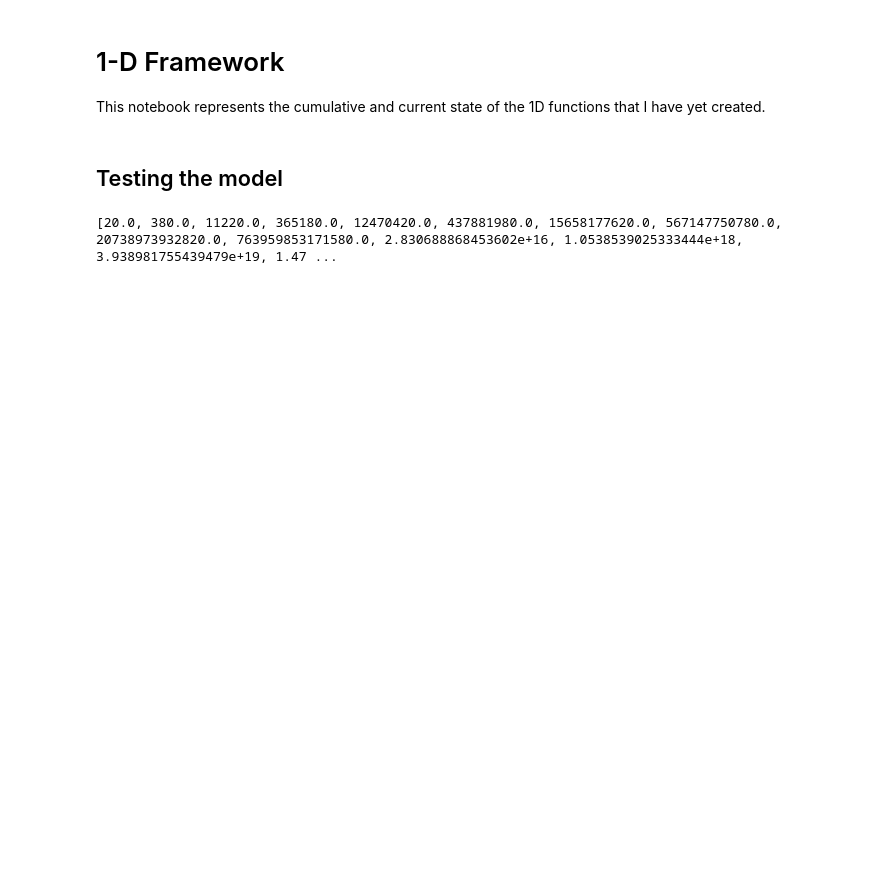
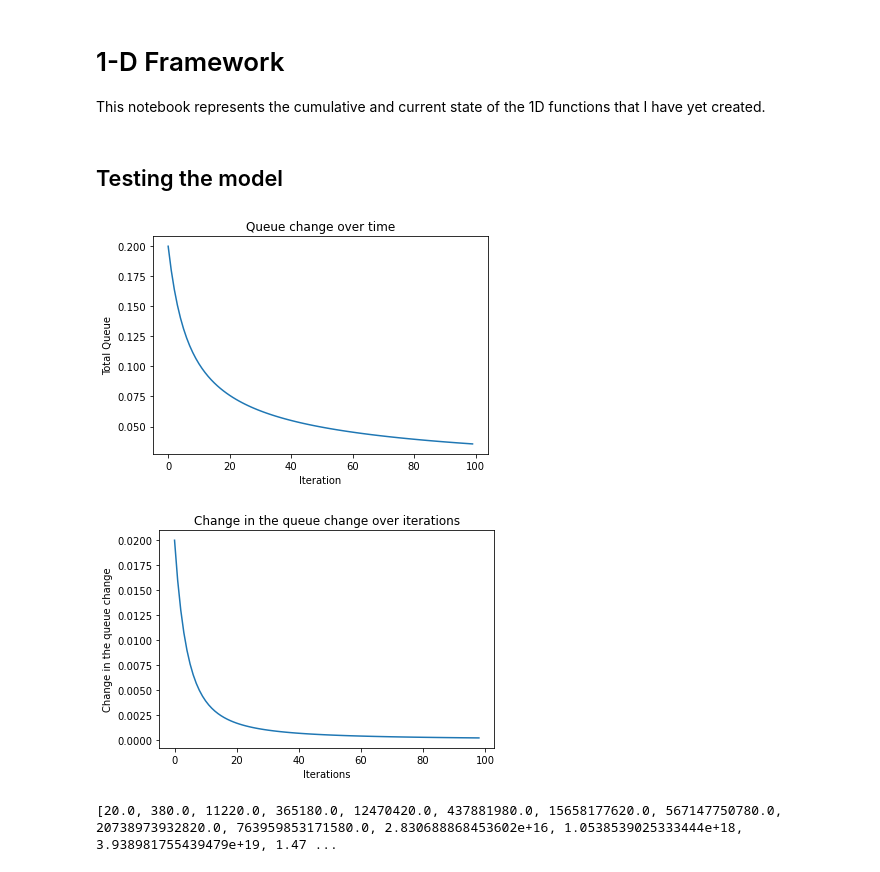
Before and after one commit to avierb11/Earth-Science, a Jupyter notebook: ModellingProgram/Frameworks/1D-Framework.ipynb, the cells around one changed output. Drawn from its saved outputs; the diff is of its cells as text; code cells hidden in the pictures; blank space fills up the shorter version.

Commit message:
work towards equilibrium

```diff
--- a/ModellingProgram/Frameworks/1D-Framework.ipynb
+++ b/ModellingProgram/Frameworks/1D-Framework.ipynb
@@ -53,6 +53,15 @@ class FlowModel:
 
         if trackChanges:
             self.queueChanges = np.array(self.queueChanges)
+
+    def flowToSteadyState(self, tolerance = .001):
+        '''
+        Flows to steady state, which is measured by the difference in the queue
+        change being less than or equal to a given tolerance. The queue change will
+        decrease asymptotically towards zero, ignoring any input and output and using
+        the boundary conditions.
+        '''
+        pass
 
     def averageVelocity(self):
         '''
@@ -210,8 +219,12 @@ class FlowModel:
 # %%
 mod = FlowModel(numElements = 10)
 mod.setDefaults()
-mod.flow(1000,trackChanges = True)
+mod.flow(100,trackChanges = True)
 mod.showQueueChanges()
+mod.showQueueAcceleration()
+# %% [output]
+[figure, added]
+[figure, added]
 # %%
 print(mod.queueChanges)
 # %% [output]
```
